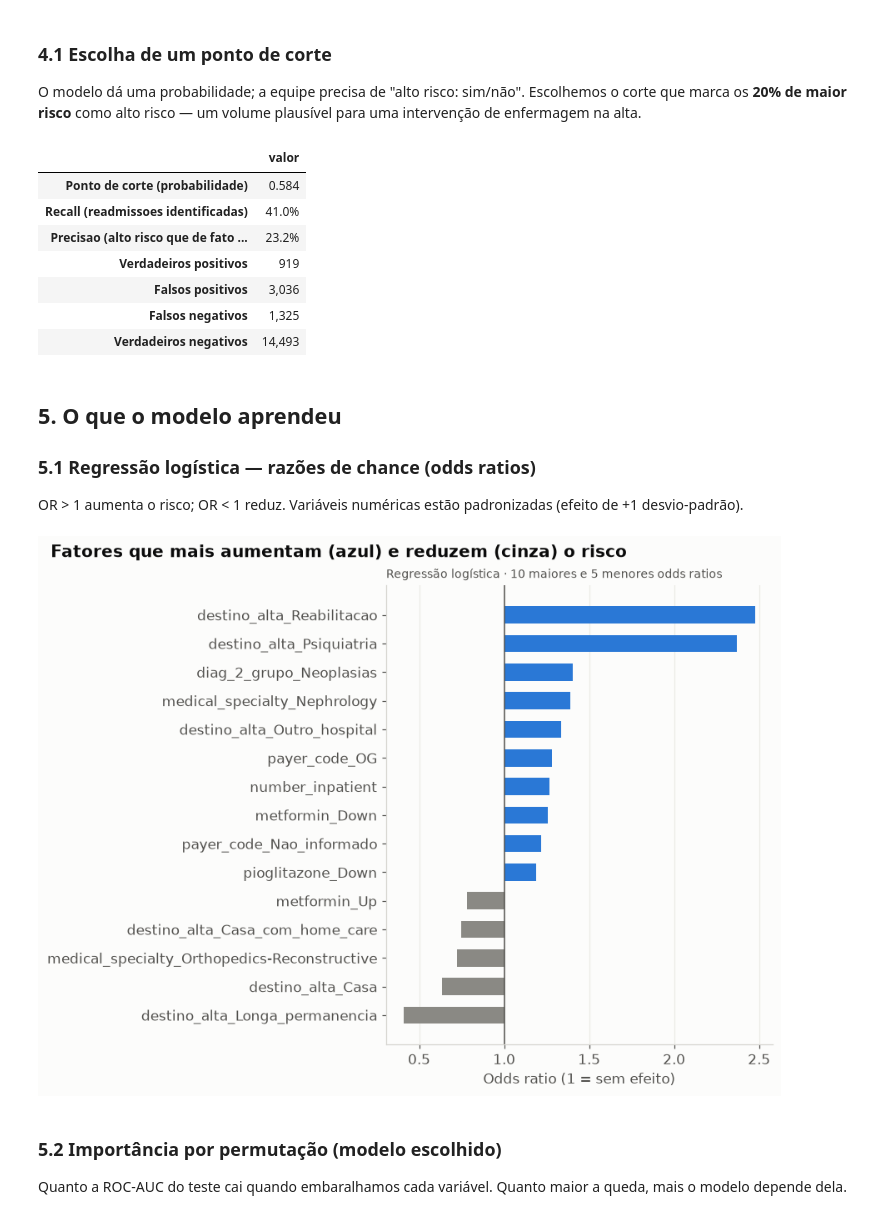
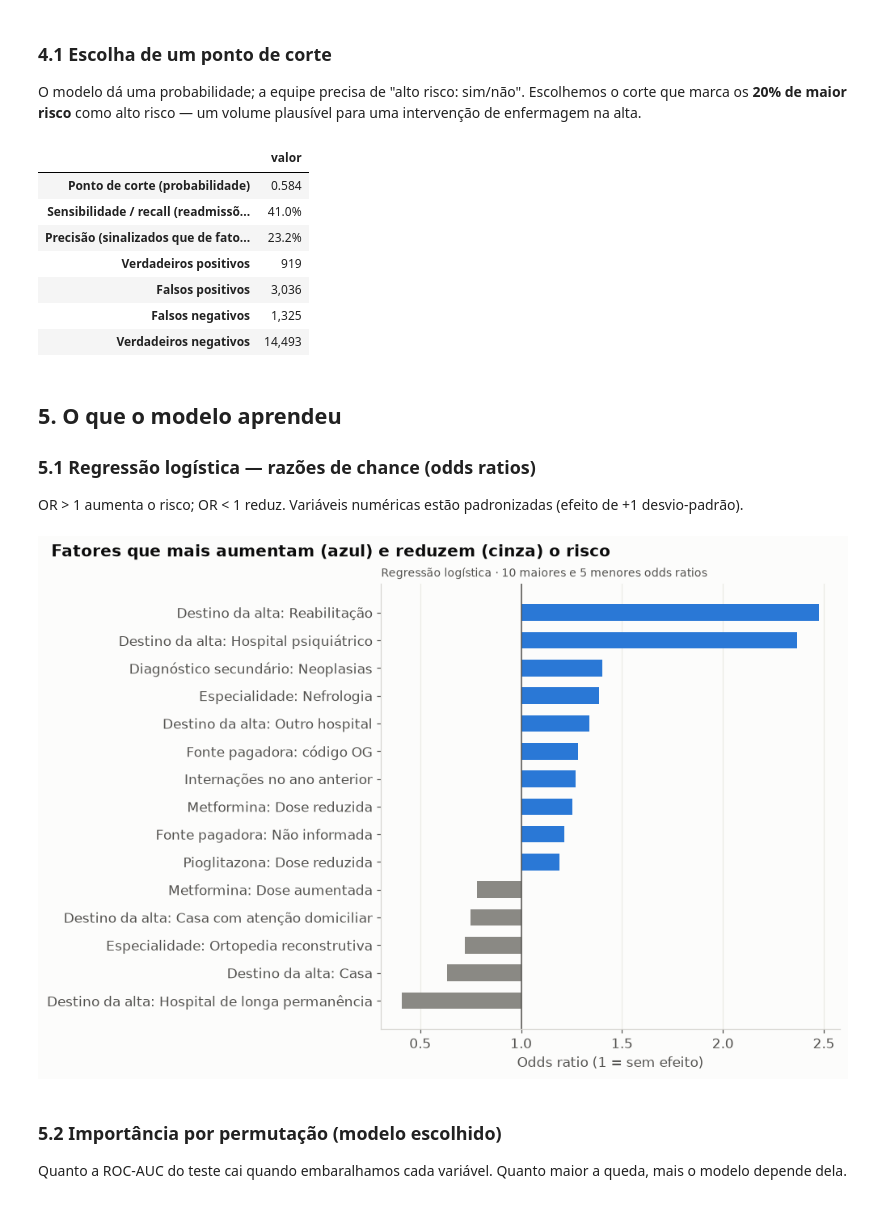
Before and after one commit to leticiamendes-data/diabetes-readmission, a Jupyter notebook: notebooks/02_modelo.ipynb, the cells around one changed output. Cells and saved outputs as stored; diff of their text form; code cells hidden in the pictures.

```diff
--- a/notebooks/02_modelo.ipynb
+++ b/notebooks/02_modelo.ipynb
@@ -94,8 +99,8 @@ prep_arvore = ColumnTransformer([
 mascara_cat = [False] * len(numericas) + [True] * len(categoricas)
 
 modelos = {
-    "Base (Dummy)": DummyClassifier(strategy="stratified", random_state=SEMENTE),
-    "Regressao logistica": Pipeline([
+    "Base aleatória": DummyClassifier(strategy="stratified", random_state=SEMENTE),
+    "Regressão logística": Pipeline([
         ("prep", prep_linear),
         ("modelo", LogisticRegression(class_weight="balanced", max_iter=2000, C=0.1)),
     ]),
@@ -174,7 +179,7 @@ Uma AUC isolada é abstrata. A pergunta útil para a equipe é:
 
 Ordenamos as internações do teste pelo risco previsto e dividimos em 10 faixas (decis).
 # %%
-melhor = resultado_teste.drop("Base (Dummy)")["ROC-AUC"].idxmax()
+melhor = resultado_teste.drop("Base aleatória")["ROC-AUC"].idxmax()
 print(f"Modelo escolhido: {melhor}")
 risco = pd.DataFrame({"y": y_teste.values, "p": probas[melhor]})
 risco["decil"] = pd.qcut(risco["p"].rank(method="first"), 10, labels=range(1, 11))
@@ -200,7 +205,7 @@ plt.show()
 decis_cum = decis.iloc[::-1].cumsum()
 alcance = pd.DataFrame({
     "pacientes priorizados": [f"{k}0% de maior risco" for k in (1, 2, 3)],
-    "readmissoes alcancadas": [decis_cum["readmissoes"].iloc[k - 1] / decis["readmissoes"].sum() for k in (1, 2, 3)],
+    "readmissões alcançadas": [decis_cum["readmissoes"].iloc[k - 1] / decis["readmissoes"].sum() for k in (1, 2, 3)],
     "taxa no grupo": [decis_cum["readmissoes"].iloc[k - 1] / decis_cum["internacoes"].iloc[k - 1] for k in (1, 2, 3)],
 }).set_index("pacientes priorizados")
 alcance.style.format("{:.1%}")
@@ -224,8 +229,8 @@ pred = (probas[melhor] >= corte).astype(int)
 vn, fp, fn, vp = confusion_matrix(y_teste, pred).ravel()
 pd.Series({
     "Ponto de corte (probabilidade)": f"{corte:.3f}",
-    "Recall (readmissoes identificadas)": f"{vp / (vp + fn):.1%}",
-    "Precisao (alto risco que de fato voltou)": f"{vp / (vp + fp):.1%}",
+    "Sensibilidade / recall (readmissões identificadas)": f"{vp / (vp + fn):.1%}",
+    "Precisão (sinalizados que de fato voltaram)": f"{vp / (vp + fp):.1%}",
     "Verdadeiros positivos": f"{vp:,}",
     "Falsos positivos": f"{fp:,}",
     "Falsos negativos": f"{fn:,}",
@@ -234,8 +239,8 @@ pd.Series({
 # %% [output]
 |  | valor |
 | Ponto de corte (probabilidade) | 0.584 |
-| Recall (readmissoes identificadas) | 41.0% |
-| Precisao (alto risco que de fato ... | 23.2% |
+| Sensibilidade / recall (readmissõ... | 41.0% |
+| Precisão (sinalizados que de fato... | 23.2% |
 | Verdadeiros positivos | 919 |
 | Falsos positivos | 3,036 |
 | Falsos negativos | 1,325 |
@@ -248,26 +253,26 @@ pd.Series({
 OR > 1 aumenta o risco; OR < 1 reduz. Variáveis numéricas estão padronizadas
 (efeito de +1 desvio-padrão).
 # %%
-rl = modelos["Regressao logistica"]
+rl = modelos["Regressão logística"]
 nomes = rl.named_steps["prep"].get_feature_names_out()
 coefs = pd.Series(rl.named_steps["modelo"].coef_[0], index=nomes)
 odds = np.exp(coefs).rename("odds_ratio")
-odds.index = odds.index.str.replace("num__", "").str.replace("cat__", "")
+odds.index = [nome_feature(n.replace("num__", "").replace("cat__", "")) for n in odds.index]
 top = pd.concat([odds.nlargest(10), odds.nsmallest(5)]).sort_values()
 
-fig, ax = plt.subplots(figsize=(8, 6), layout="constrained")
+fig, ax = plt.subplots(figsize=(9, 6), layout="constrained")
 cores_barra = [AZUL if v >= 1 else CINZA for v in top]
 ax.barh(top.index, top - 1, left=1, color=cores_barra, height=0.6)
 ax.axvline(1, color=TINTA_2, lw=1)
 ax.grid(axis="y", visible=False)
 ax.set_xlabel("Odds ratio (1 = sem efeito)")
 fig.suptitle("Fatores que mais aumentam (azul) e reduzem (cinza) o risco", x=0.01, ha="left",
              fontsize=13, fontweight="bold")
 ax.set_title("Regressão logística · 10 maiores e 5 menores odds ratios", loc="left", fontsize=9, color=TINTA_2)
 fig.savefig(FIGURAS / "12_odds_ratios.png", dpi=150, bbox_inches="tight")
 plt.show()
 # %% [output]
-[figure, old version]
+[figure, new version]
 # %% [markdown]
 ### 5.2 Importância por permutação (modelo escolhido)
 
```
Also changed, not shown: parts of 14 cells of this notebook, 10 other files.
